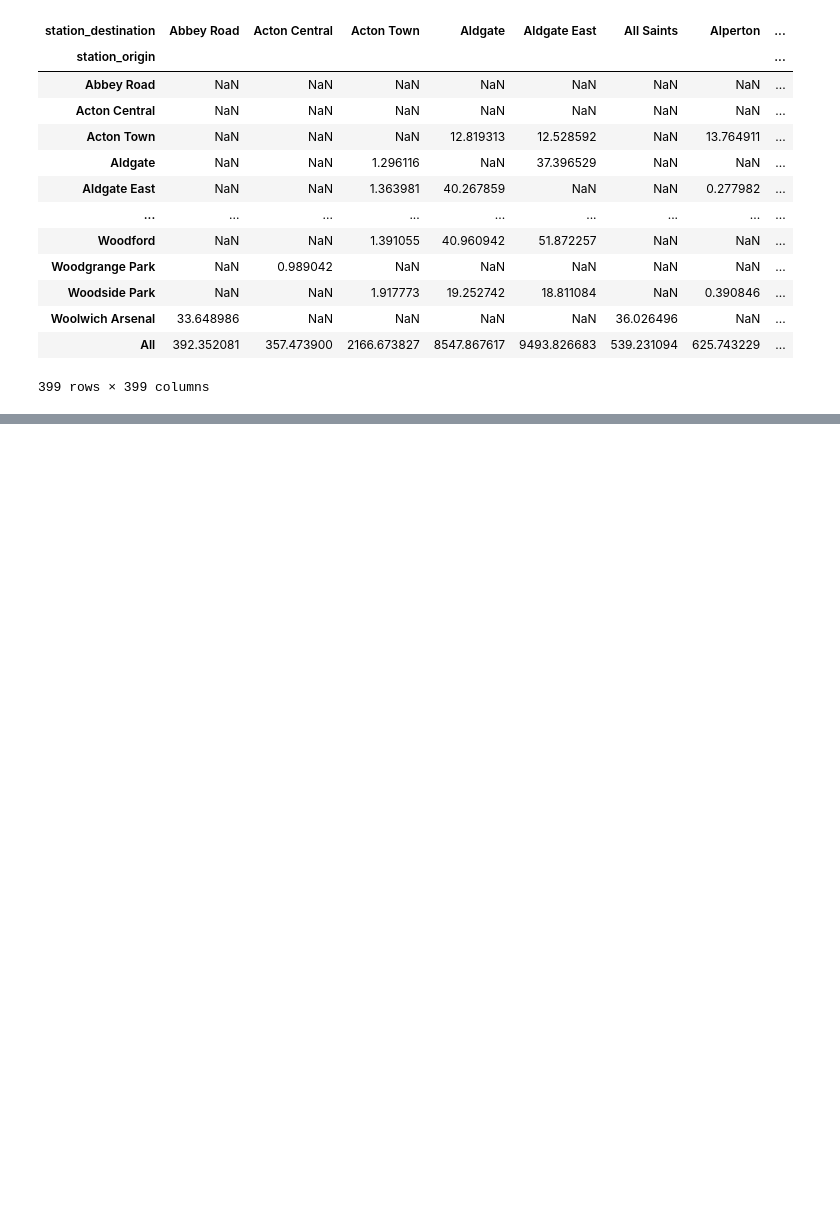
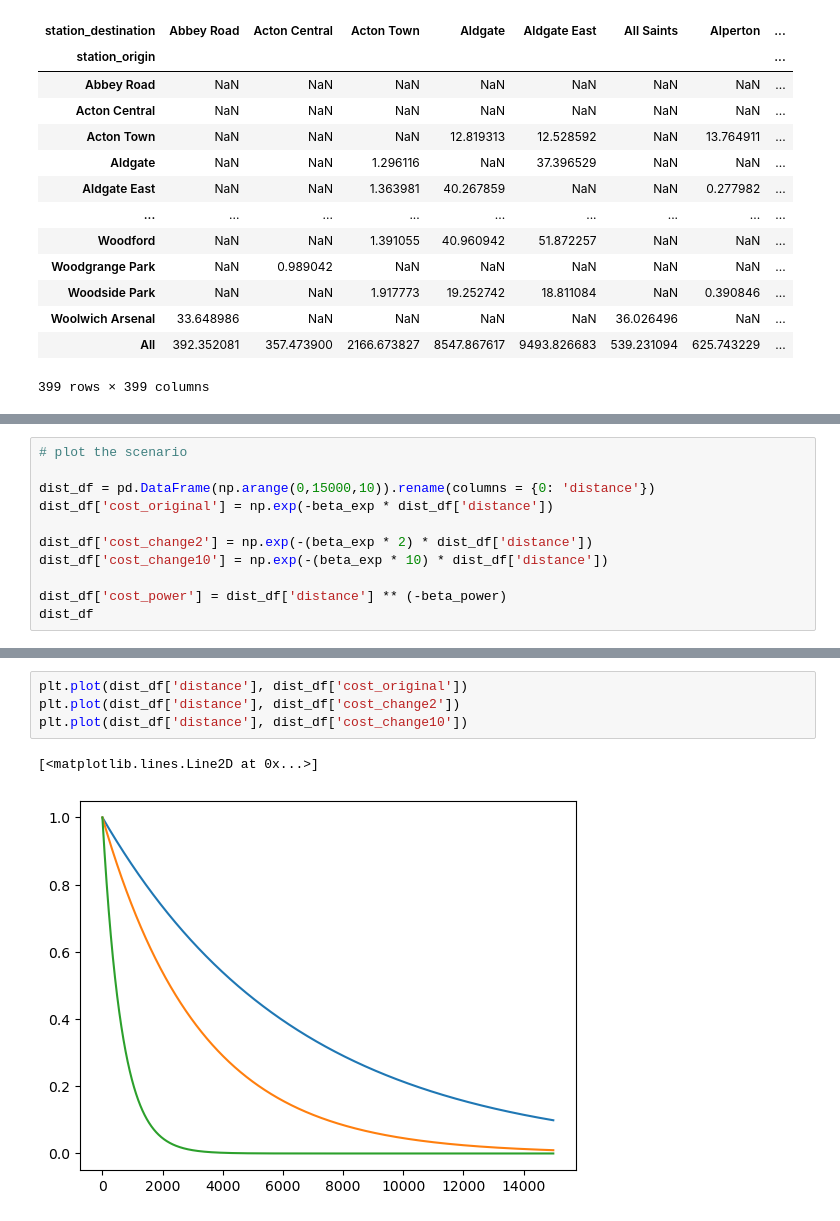
Before and after one commit to sokimura39/Urban_Simulation_Report, a Jupyter notebook: 02_spatial_interaction.ipynb, the cells around one changed output, grey strips where cells are left out. Cells and saved outputs as stored; diff of their text form; blank space fills up the shorter version.

```diff
--- a/02_spatial_interaction.ipynb
+++ b/02_spatial_interaction.ipynb
@@ -842,0 +843,11 @@ od_df_scenarioA.pivot_table(values = 'flow_pred_model2o_value', index = 'station
+# %%
+# plot the scenario
+
+dist_df = pd.DataFrame(np.arange(0,15000,10)).rename(columns = {0: 'distance'})
+dist_df['cost_original'] = np.exp(-beta_exp * dist_df['distance'])
+
+dist_df['cost_change2'] = np.exp(-(beta_exp * 2) * dist_df['distance'])
+dist_df['cost_change10'] = np.exp(-(beta_exp * 10) * dist_df['distance'])
+
+dist_df['cost_power'] = dist_df['distance'] ** (-beta_power)
+dist_df
@@ -842,0 +868,7 @@ od_df_scenarioA.pivot_table(values = 'flow_pred_model2o_value', index = 'station
+# %%
+plt.plot(dist_df['distance'], dist_df['cost_original'])
+plt.plot(dist_df['distance'], dist_df['cost_change2'])
+plt.plot(dist_df['distance'], dist_df['cost_change10'])
+# %% [output]
+[<matplotlib.lines.Line2D at 0x...>]
+[figure, added]
```
Also changed, not shown: parts of 10 cells of this notebook, 1 other file.
